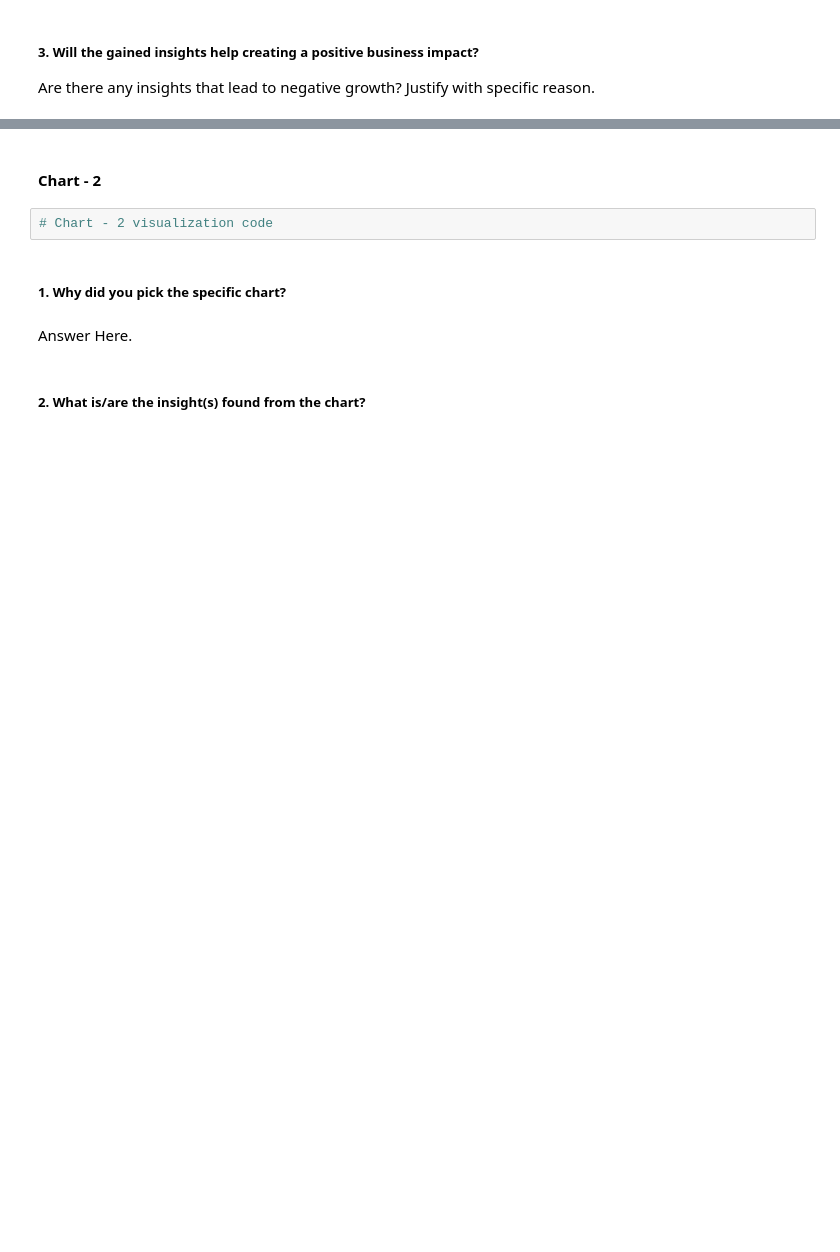
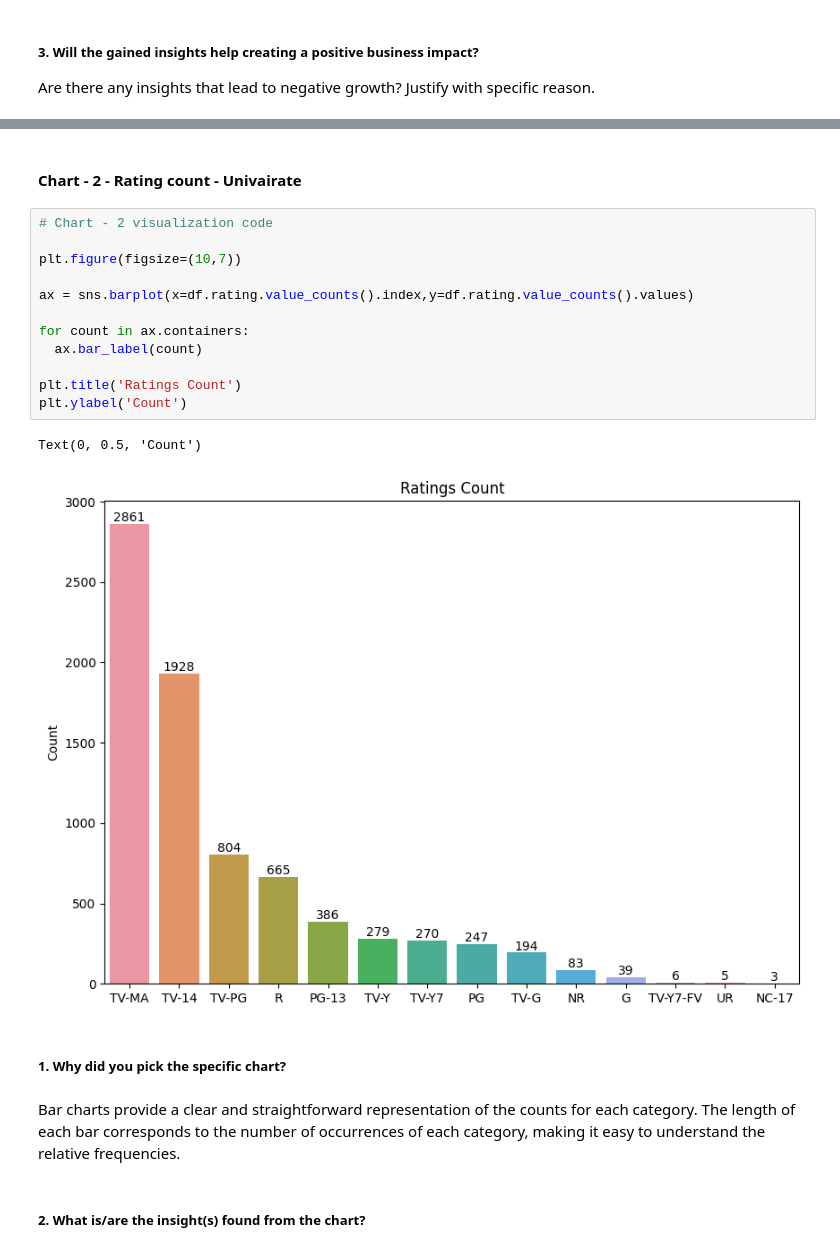
Before and after one commit to dhar9571/Capstone-Project-Unsupervised-ML---Netflix-Dataset, a Jupyter notebook: Capstone_Project_Unsupervised_ML_Netflix_Dataset.ipynb, the cells around one changed output, grey strips where cells are left out. Saved outputs shown, nothing was run; the diff lists cells and outputs as text; blank space fills up the shorter version.

```diff
--- a/Capstone_Project_Unsupervised_ML_Netflix_Dataset.ipynb
+++ b/Capstone_Project_Unsupervised_ML_Netflix_Dataset.ipynb
@@ -381,10 +407,23 @@ Answer Here
 # %% [markdown]
-#### Chart - 2
+#### Chart - 2 - Rating count - Univairate
-# %%
-# Chart - 2 visualization code
+# %%
+# Chart - 2 visualization code
+
+plt.figure(figsize=(10,7))
+
+ax = sns.barplot(x=df.rating.value_counts().index,y=df.rating.value_counts().values)
+
+for count in ax.containers:
+  ax.bar_label(count)
+
+plt.title('Ratings Count')
+plt.ylabel('Count')
+# %% [output]
+Text(0, 0.5, 'Count')
+[figure, added]
 # %% [markdown]
 ##### 1. Why did you pick the specific chart?
-# %% [markdown]
-Answer Here.
+# %% [markdown]
+Bar charts provide a clear and straightforward representation of the counts for each category. The length of each bar corresponds to the number of occurrences of each category, making it easy to understand the relative frequencies.
 # %% [markdown]
 ##### 2. What is/are the insight(s) found from the chart?
```
Also changed, not shown: parts of 56 cells of this notebook.
